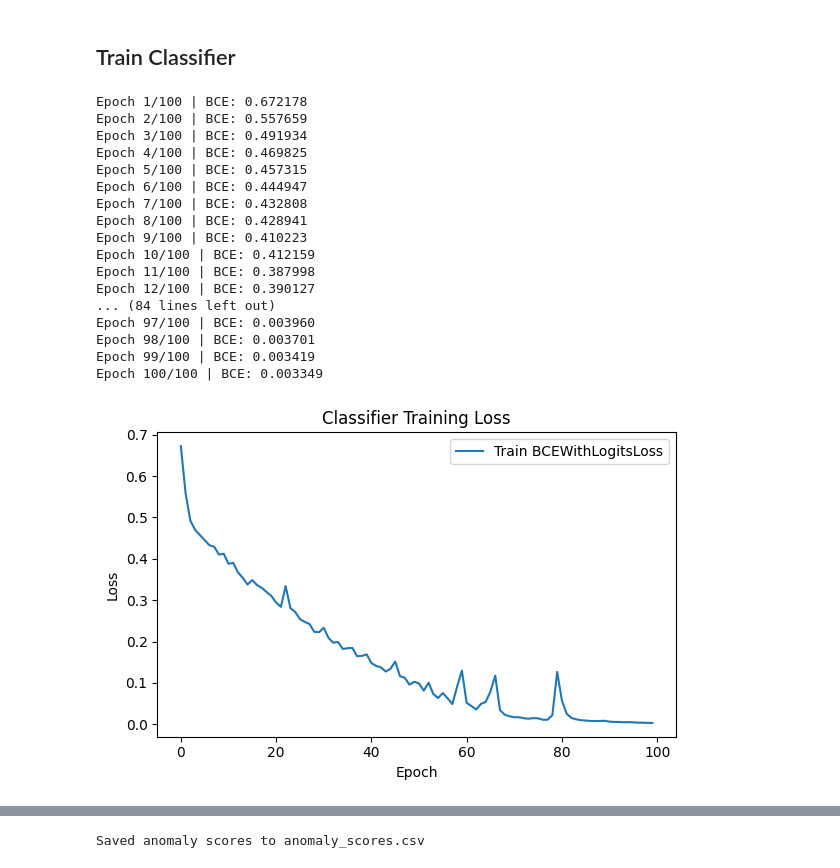
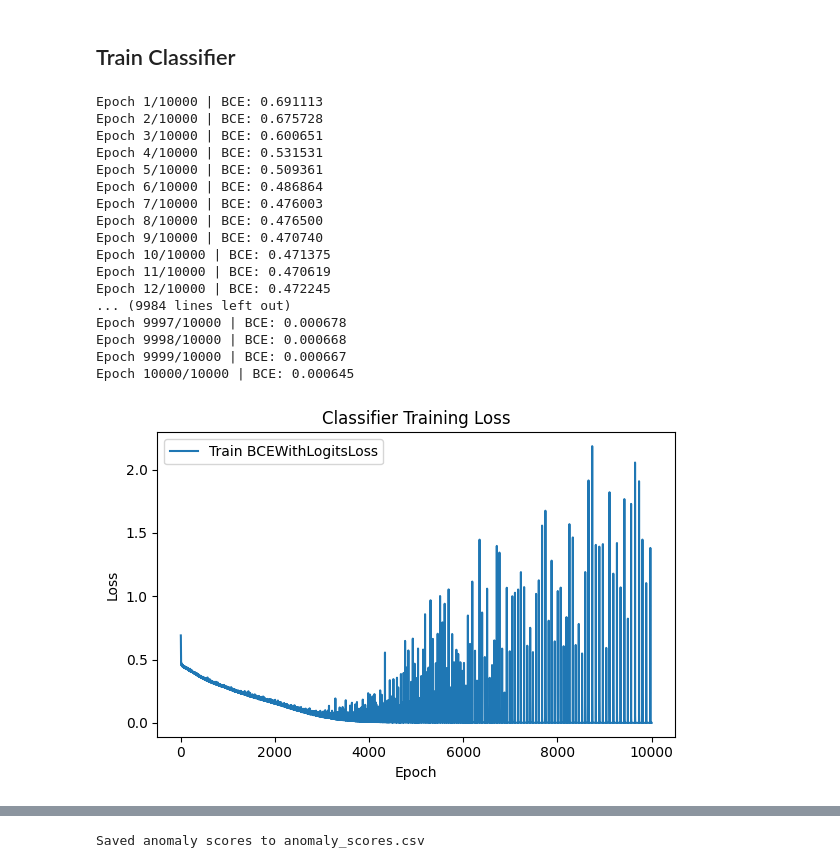
Before and after one commit to KrishWu/ranode, a Jupyter notebook: notebooks/gw_classifier.ipynb, the cells around one changed output, grey strips where cells are left out. Cells and saved outputs as stored; diff of their text form; code cells hidden in the pictures.

Commit message:
Added option for the flow to train using background only and tried overtraining the classifier with 10000 epochs

```diff
--- a/notebooks/gw_classifier.ipynb
+++ b/notebooks/gw_classifier.ipynb
@@ -7,7 +7,11 @@ SIGNAL_AMPLITUDE = 5  # tweak amplitude to study sensitivity
 num_backgrounds = 10000
 num_signals = 10
 
-USE_EXTERNAL_CLASSIFIER = True  # set True to use notebooks/model.py
+# If True, train the conditional flow using only background windows (exclude injected signals).
+# Set to False to train the flow on the full mixed dataset (background + signals).
+FLOW_TRAIN_USE_ONLY_BACKGROUND = True
+
+USE_EXTERNAL_CLASSIFIER = False  # set True to use notebooks/model.py
 use_time_for_classifier = True # Only applies if not using external classifier
 # %% [markdown]
 ## Setup
@@ -245,11 +249,16 @@ Num backgrounds: 10000 Num signals: 10
 # %% [markdown]
 ## Generate Flow
 # %%
-# Standardization from the full dataset (single-signal contamination is negligible)
-mean_h = train_h.mean()
-std_h  = train_h.std() + 1e-8
-mean_l = train_l.mean()
-std_l  = train_l.std() + 1e-8
+# Standardization from the flow training set (background-only if flag enabled)
+if FLOW_TRAIN_USE_ONLY_BACKGROUND:
+    flow_train_mask = labels == 0
+else:
+    flow_train_mask = np.ones_like(labels, dtype=bool)
+
+mean_h = train_h[flow_train_mask].mean()
+std_h  = train_h[flow_train_mask].std() + 1e-8
+mean_l = train_l[flow_train_mask].mean()
+std_l  = train_l[flow_train_mask].std() + 1e-8
 
 def standardize(h, l):
     h_n = (h - mean_h) / std_h
@@ -261,6 +270,11 @@ train_hn, train_ln = standardize(train_h, train_l)
 # Build time conditioning in [0,1]
 train_t = np.arange(train_hn.shape[0], dtype=np.float32)
 train_t = (train_t - train_t.min()) / (train_t.max() - train_t.min() + 1e-8)
+
+# Subset used for flow training
+flow_train_hn = train_hn[flow_train_mask]
+flow_train_ln = train_ln[flow_train_mask]
+flow_train_t = train_t[flow_train_mask]
 # %%
 class FlowDataset(Dataset):
     def __init__(self, h_windows, l_windows, t_cond):
@@ -277,7 +291,7 @@ class FlowDataset(Dataset):
         c = self.t[idx].view(1)                                   # (1,)
         return x, c
 
-flow_train_ds = FlowDataset(train_hn, train_ln, train_t)
+flow_train_ds = FlowDataset(flow_train_hn, flow_train_ln, flow_train_t)
 flow_train_loader = DataLoader(flow_train_ds, batch_size=256, shuffle=True)
 # %%
 def build_conditional_rqs_flow(
@@ -586,7 +600,7 @@ class RealVsEstimatedDatasetWithTime(Dataset):
     def __getitem__(self, idx):
         return self.X[idx], self.y[idx], self.t[idx]
 # %%
-def train_classifier(model, loader, epochs=100, lr=1e-3):
+def train_classifier(model, loader, epochs=10000, lr=1e-3):
     model = model.to(device)
     opt = optim.Adam(model.parameters(), lr=lr)
     loss_fn = nn.BCEWithLogitsLoss()
@@ -608,52 +622,52 @@ def train_classifier(model, loader, epochs=100, lr=1e-3):
             loss.backward()
             opt.step()
 
             total += loss.item() * xb.size(0)
             count += xb.size(0)
         train_losses.append(total / count)
 
         print(f"Epoch {ep+1}/{epochs} | BCE: {total/count:.6f}")
 
     return model, train_losses
 
 if USE_EXTERNAL_CLASSIFIER:
     use_time_for_classifier = False
     clf = ExternalGWClassifier()
 else:
     clf = CNNClassifierWithTime(use_time=use_time_for_classifier)
 
 clf_ds = RealVsEstimatedDatasetWithTime(X_real_train, X_hat_train, train_t)
 clf_loader = DataLoader(clf_ds, batch_size=256, shuffle=True)
 
-clf, train_losses = train_classifier(clf, clf_loader, epochs=100, lr=1e-3)
+clf, train_losses = train_classifier(clf, clf_loader, epochs=10000, lr=1e-3)
 
 plt.figure(figsize=(6,4))
 plt.plot(train_losses, label="Train BCEWithLogitsLoss")
 plt.xlabel("Epoch")
 plt.ylabel("Loss")
 plt.title("Classifier Training Loss")
 plt.legend()
 plt.tight_layout()
 plt.show()
 # %% [output]
-Epoch 1/100 | BCE: 0.672178
-Epoch 2/100 | BCE: 0.557659
-Epoch 3/100 | BCE: 0.491934
-Epoch 4/100 | BCE: 0.469825
-Epoch 5/100 | BCE: 0.457315
-Epoch 6/100 | BCE: 0.444947
-Epoch 7/100 | BCE: 0.432808
-Epoch 8/100 | BCE: 0.428941
-Epoch 9/100 | BCE: 0.410223
-Epoch 10/100 | BCE: 0.412159
-Epoch 11/100 | BCE: 0.387998
-Epoch 12/100 | BCE: 0.390127
-... (84 lines left out)
-Epoch 97/100 | BCE: 0.003960
-Epoch 98/100 | BCE: 0.003701
-Epoch 99/100 | BCE: 0.003419
-Epoch 100/100 | BCE: 0.003349
+Epoch 1/10000 | BCE: 0.691113
+Epoch 2/10000 | BCE: 0.675728
+Epoch 3/10000 | BCE: 0.600651
+Epoch 4/10000 | BCE: 0.531531
+Epoch 5/10000 | BCE: 0.509361
+Epoch 6/10000 | BCE: 0.486864
+Epoch 7/10000 | BCE: 0.476003
+Epoch 8/10000 | BCE: 0.476500
+Epoch 9/10000 | BCE: 0.470740
+Epoch 10/10000 | BCE: 0.471375
+Epoch 11/10000 | BCE: 0.470619
+Epoch 12/10000 | BCE: 0.472245
+... (9984 lines left out)
+Epoch 9997/10000 | BCE: 0.000678
+Epoch 9998/10000 | BCE: 0.000668
+Epoch 9999/10000 | BCE: 0.000667
+Epoch 10000/10000 | BCE: 0.000645
-[figure, old version]
+[figure, new version]
 # %%
 def anomaly_scores_classifier(model, h_windows, l_windows, t_cond, batch_size=512):
     X = torch.stack([torch.as_tensor(h_windows, dtype=torch.float32),
```
Also changed, not shown: parts of 7 cells of this notebook, 1 other file.
